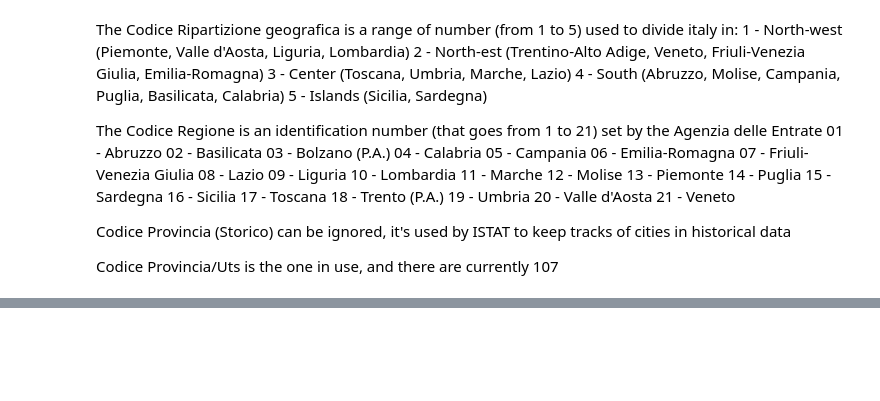
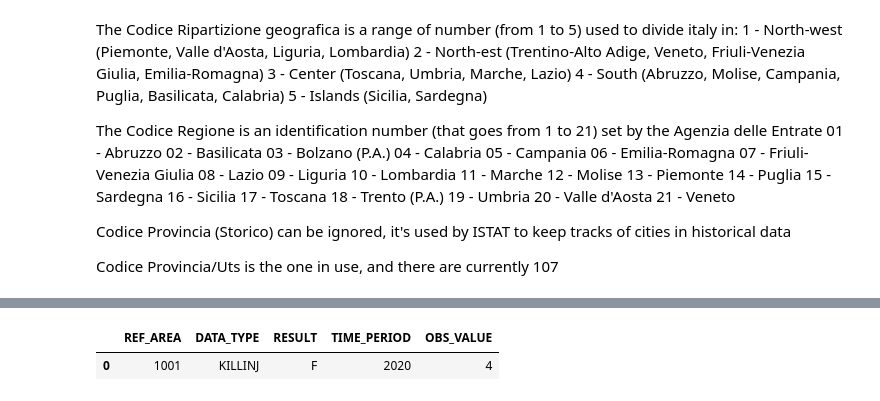
Before and after one commit to Frogghev/FinalAssignment_DataAnalyst, a Jupyter notebook: data_analysis.ipynb, the cells around one changed output, grey strips where cells are left out. Saved outputs shown, nothing was run; the diff lists cells and outputs as text; code cells hidden in the pictures; blank space fills up the shorter version.

Commit message:
Data cleanup completed

```diff
--- a/data_analysis.ipynb
+++ b/data_analysis.ipynb
@@ -237,2 +241,25 @@ For the Codice Comune (alfanumerico) and Codice Comune (numerico) both of them a
 
 Now that we have a clear insight of what each column actually does, let's remove some columns and download the rest of the data, since the file for 'comuni_italiani.csv' only has entries for 2020. This is because we need for each year the updated number of legal residents to make a correct analysis.
+# %%
+polished_car_accident = car_accident[['REF_AREA', 'DATA_TYPE', 'RESULT', 'TIME_PERIOD', 'OBS_VALUE']]
+polished_cities_2020 = cities_2020.iloc[:, [1,3,5,6,11,14,13]]
+
+#Let's do the same for the other data, from 2021 to 2022
+cities_2021 = pd.read_csv('data/comuni_italiani_2021.csv', sep=';')
+cities_2022 = pd.read_csv('data/comuni_italiani_2022.csv', sep=';')
+cities_2023 = pd.read_csv('data/comuni_italiani_2023.csv', sep=';')
+cities_2024 = pd.read_csv('data/comuni_italiani_2024.csv', sep=';')
+
+polished_cities_2021 = cities_2021.iloc[:, [5,14,11]]
+polished_cities_2022 = cities_2022.iloc[:, [5,14,11]]
+polished_cities_2023 = cities_2023.iloc[:, [5,14,11]]
+polished_cities_2024 = cities_2024.iloc[:, [5,14,11]]
+
+
+polished_cities_complete = (
+    polished_cities_2020
+    .merge(polished_cities_2021, left_on=['Codice Comune (numerico)'], right_on=['Codice Comune (numerico)'], how='outer', suffixes=(' 2020', ' 2021'))
+    .merge(polished_cities_2022, left_on=['Codice Comune (numerico)'], right_on=['Codice Comune (numerico)'], how='outer', suffixes=('', ' 2022'))
+    .merge(polished_cities_2023, left_on=['Codice Comune (numerico)'], right_on=['Codice Comune (numerico)'], how='outer', suffixes=('', ' 2023'))
+    .merge(polished_cities_2024, left_on=['Codice Comune (numerico)'], right_on=['Codice Comune (numerico)'], how='outer', suffixes=('', ' 2024'))
+)
@@ -238,0 +305,5 @@ Now that we have a clear insight of what each column actually does, let's remove
+# %%
+polished_car_accident.head(1)
+# %% [output]
+|  | REF_AREA | DATA_TYPE | RESULT | TIME_PERIOD | OBS_VALUE |
+| 0 | 1001 | KILLINJ | F | 2020 | 4 |
```
Also changed, not shown: parts of 13 cells of this notebook, 1 other file.
